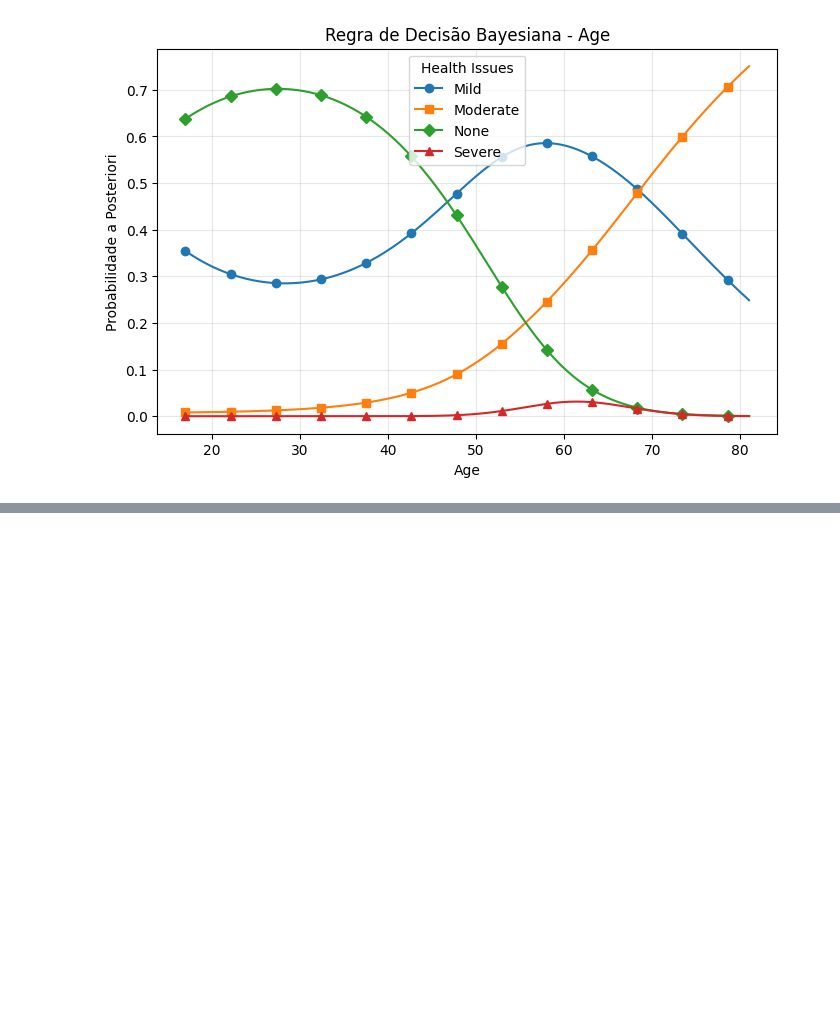
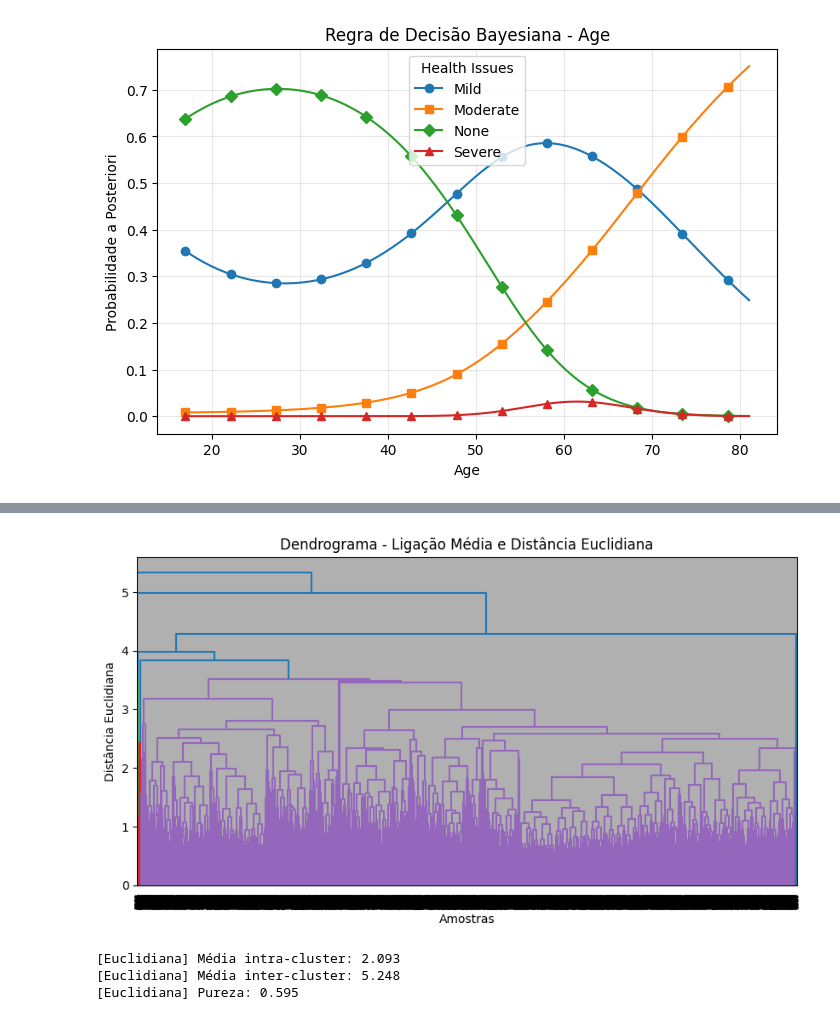
Before and after one commit to LCostaF/ReconhecimentoPadroes, a Jupyter notebook: code/atividade.ipynb, the cells around one changed output, grey strips where cells are left out. Drawn from its saved outputs; the diff is of its cells as text; code cells hidden in the pictures; blank space fills up the shorter version.

```diff
--- a/code/atividade.ipynb
+++ b/code/atividade.ipynb
@@ -340,0 +413,47 @@ for feature in features:
+# %%
+# 3.1 Ligação Média e Distância Euclidiana
+
+Z_euclidean = linkage(X_scaled, method='average', metric='euclidean')
+
+plt.figure(figsize=(10, 5))
+dendrogram(Z_euclidean)
+plt.title("Dendrograma - Ligação Média e Distância Euclidiana")
+plt.xlabel("Amostras")
+plt.ylabel("Distância Euclidiana")
+plt.grid(True)
+plt.show()
+
+# --- Avaliação quantitativa dos clusters ---
+n_clusters = 4
+clusters = fcluster(Z_euclidean, n_clusters, criterion='maxclust')
+
+# Matriz de distâncias
+D = pairwise_distances(X_scaled, metric='euclidean')
+
+# Intra-cluster
+intra_dists = []
+for c in np.unique(clusters):
+    idx = np.where(clusters == c)[0]
+    if len(idx) > 1:
+        intra_dists.append(D[np.ix_(idx, idx)].mean())
+intra_mean = np.mean(intra_dists)
+
+# Inter-cluster
+centroids = np.array([X_scaled[clusters == c].mean(axis=0) for c in np.unique(clusters)])
+D_centroids = pairwise_distances(centroids, metric='euclidean')
+inter_mean = D_centroids[np.triu_indices_from(D_centroids, k=1)].mean()
+
+# Pureza
+le = LabelEncoder()
+true_labels = le.fit_transform(df.loc[X_scaled_df.index, "Health_Issues"])
+contingency = pd.crosstab(clusters, true_labels)
+purity = np.sum(np.max(contingency.values, axis=1)) / np.sum(contingency.values)
+
+print(f"[Euclidiana] Média intra-cluster: {intra_mean:.3f}")
+print(f"[Euclidiana] Média inter-cluster: {inter_mean:.3f}")
+print(f"[Euclidiana] Pureza: {purity:.3f}")
+# %% [output]
+[figure, added]
+[Euclidiana] Média intra-cluster: 2.093
+[Euclidiana] Média inter-cluster: 5.248
+[Euclidiana] Pureza: 0.595
```
Also changed, not shown: parts of 26 cells of this notebook.
